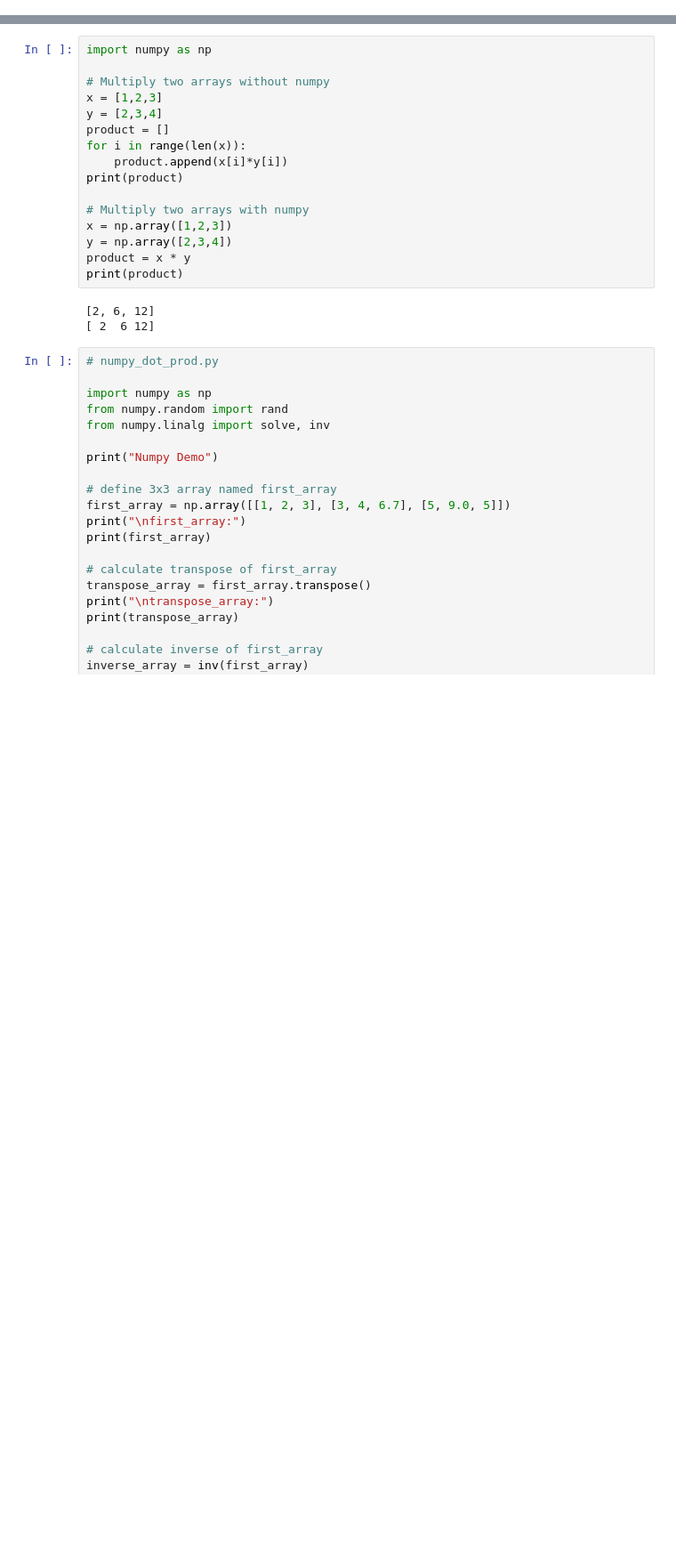
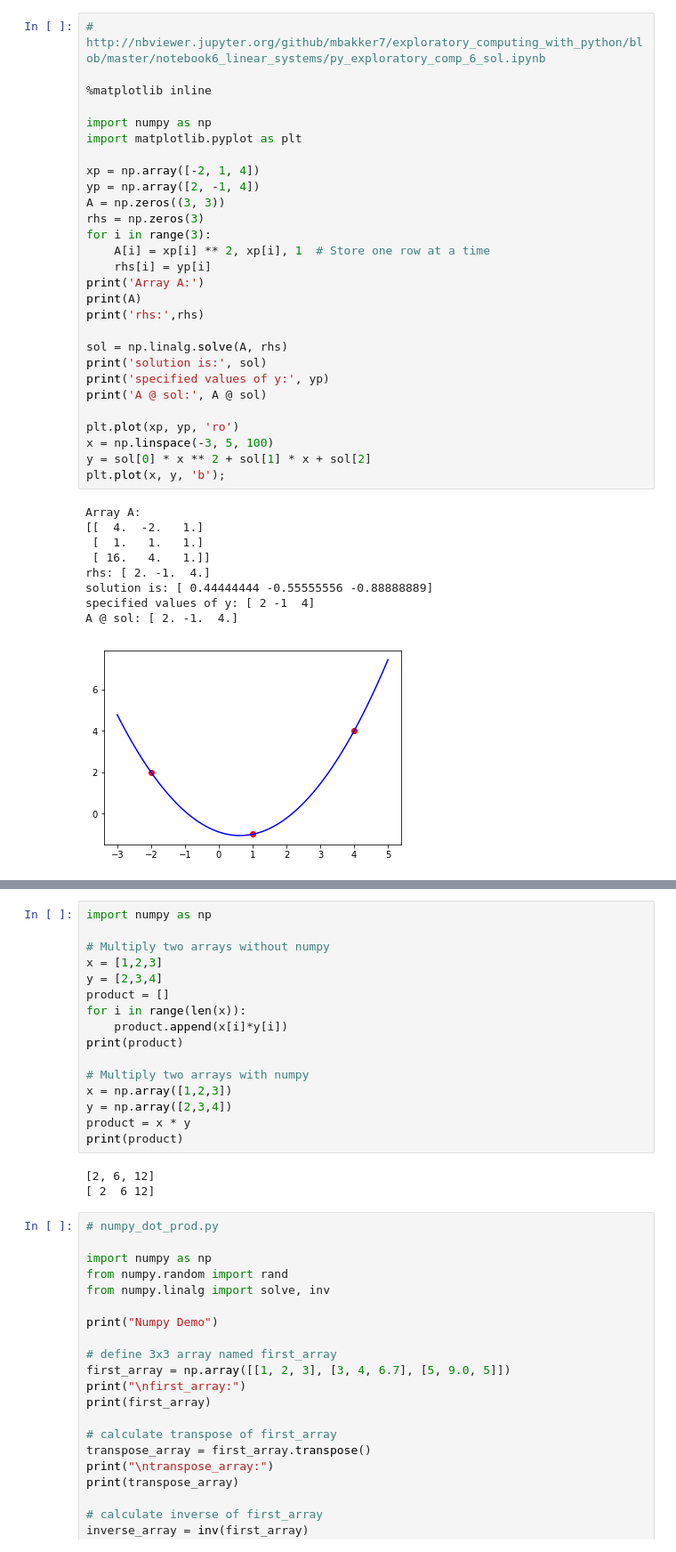
Before and after one commit to ThatGuyWithTheHat/Py_Jupyter, a Jupyter notebook: 08_Linear_Algebra.ipynb, the cells around one changed output, grey strips where cells are left out. Shown: that part at 89% size. Drawn from its saved outputs; the diff is of its cells as text; blank space fills up the shorter version.

```diff
--- a/08_Linear_Algebra.ipynb
+++ b/08_Linear_Algebra.ipynb
@@ -16,0 +19,38 @@ https://docs.scipy.org/doc/numpy-1.13.0/reference/routines.linalg.html
+# %%
+# http://nbviewer.jupyter.org/github/mbakker7/exploratory_computing_with_python/blob/master/notebook6_linear_systems/py_exploratory_comp_6_sol.ipynb
+
+%matplotlib inline
+
+import numpy as np
+import matplotlib.pyplot as plt
+
+xp = np.array([-2, 1, 4])
+yp = np.array([2, -1, 4])
+A = np.zeros((3, 3))
+rhs = np.zeros(3)
+for i in range(3):
+    A[i] = xp[i] ** 2, xp[i], 1  # Store one row at a time
+    rhs[i] = yp[i]
+print('Array A:')
+print(A)
+print('rhs:',rhs)
+
+sol = np.linalg.solve(A, rhs)
+print('solution is:', sol)
+print('specified values of y:', yp)
+print('A @ sol:', A @ sol)
+
+plt.plot(xp, yp, 'ro')
+x = np.linspace(-3, 5, 100)
+y = sol[0] * x ** 2 + sol[1] * x + sol[2]
+plt.plot(x, y, 'b');
+# %% [output]
+Array A:
+[[  4.  -2.   1.]
+ [  1.   1.   1.]
+ [ 16.   4.   1.]]
+rhs: [ 2. -1.  4.]
+solution is: [ 0.44444444 -0.55555556 -0.88888889]
+specified values of y: [ 2 -1  4]
+A @ sol: [ 2. -1.  4.]
+[figure, added]
```
Also changed, not shown: parts of 3 cells of this notebook, 3 other files.
